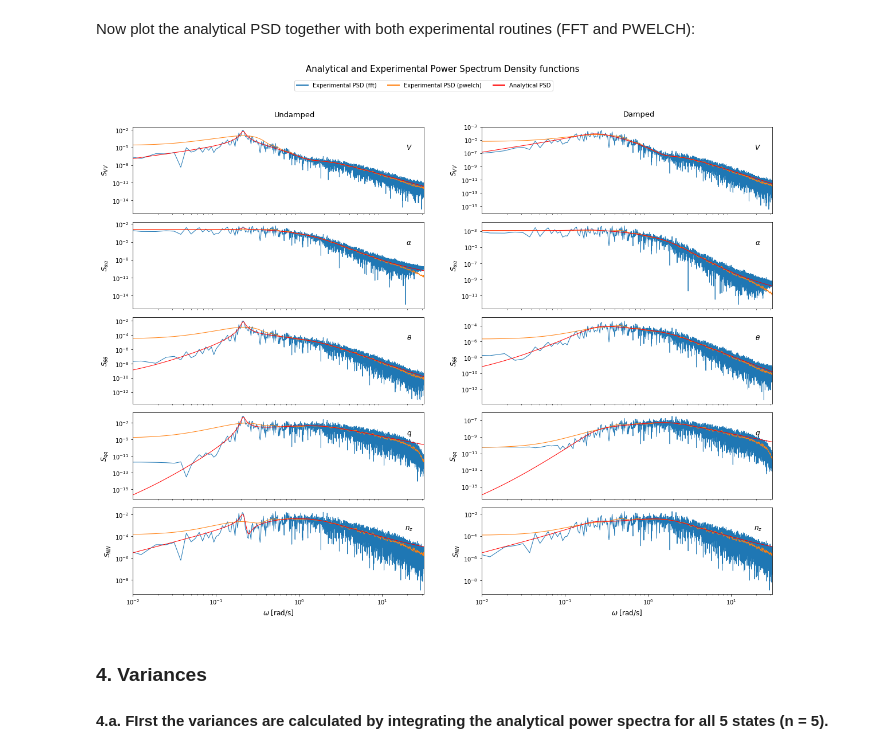
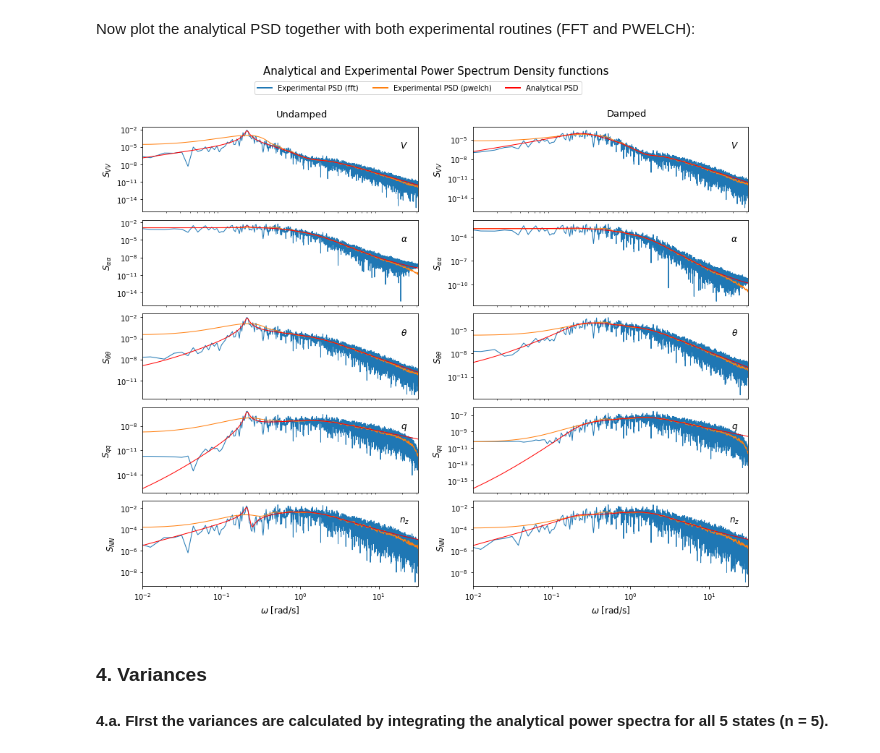
Before and after one commit to jknobbout/stochastic_practical, a Jupyter notebook: Code Notebook.ipynb, the cells around one changed output. Drawn from its saved outputs; the diff is of its cells as text; code cells hidden in the pictures.

```diff
--- a/Code Notebook.ipynb
+++ b/Code Notebook.ipynb
@@ -373,30 +377,32 @@ create_aPSD_figures(w_aPSD, damped_aPSD_data, undamped_aPSD_data, fig_width,
 # Set sampling settings, these will also be used for the pwelch routine later on
 
 fs = 1./dt
-w_ePSD = 2*np.pi*fs*np.arange(0,(float(M)/2.))/float(M)
+w_ePSD = 2*np.pi*fs*np.arange(0,(float(N)/2.))/float(N)
 
 # Recreate the time series, but this time skip the conversion to SI units
 # The same seed is initialised to ensure that the input array stays the same as before
 np.random.seed(20)
 
 # Create an input array:
-input_delta_e = np.zeros((1,M))
-input_w1 = np.zeros((1,M))
-input_w3 = np.random.randn(1,M)/np.sqrt(dt)
+input_delta_e = np.zeros((1,N))
+input_w1 = np.zeros((1,N))
+input_w3 = np.random.randn(1,N)/np.sqrt(dt)
 
 input_array = np.transpose(np.vstack((input_delta_e, input_w1, input_w3)))
 
 y_undamped, dummy1, dummy2 = cont.lsim(undamped_sys, input_array, t)
 y_damped, dummy1, dummy2 = cont.lsim(damped_sys, input_array, t)
 
+### These collections are for later when calculating variances with np.var()
 time_data_undamped = [y_undamped[:,0],y_undamped[:,1],y_undamped[:,2],y_undamped[:,3],y_undamped[:,7]]
 time_data_damped = [y_damped[:,0],y_damped[:,1],y_damped[:,2],y_damped[:,3],y_damped[:,7]]
+###
 
 # Now create the experimental PSDs using the fft routine from numpy.fft
 def create_ePSD(var):
     var_f = dt*np.fft.fft(var)
     S_var = (1./T)*(var_f*np.conj(var_f))
-    return S_var[0:M/2]
+    return S_var[0:N/2]
 
 ePSD_V_undamped = create_ePSD(y_undamped[:,0])
 ePSD_alpha_undamped = create_ePSD(y_undamped[:,1])
@@ -418,15 +424,19 @@ damped_ePSD_data = [ePSD_V_damped, ePSD_alpha_damped, ePSD_theta_damped,
 # %% [markdown]
 These experimental PSDs will be plotted against the analytical PSDs at a later time to also include the 'pwelch' experimental graphs, in an effort to save on space. The pwelch routine is performed below.
 # %%
+# Set window size not too large, or noise will remain, but not too small, or resonance peaks are not
+# accurately presented
 win = hanning(500, True)
+
+# Set overlap at 50% (too high and the noise again remains)
 noverlap = 250
 
 def pwelch(data):
     f, pPSD = welch(data, fs=fs,nfft=int(N),noverlap=noverlap,
                     return_onesided=True, detrend=False, window=win)
-    f = f[0:(int(M)/2)+1]
+    f = f[0:(int(N)/2)+1]
     pPSD = pPSD/2.
-    pPSD = pPSD[0:(int(M)/2)+1]
+    pPSD = pPSD[0:(int(N)/2)+1]
 
     return f, pPSD
 
@@ -450,21 +460,21 @@ Now plot the analytical PSD together with both experimental routines (FFT and PW
 # %%
 from figures import create_ePSD_figures
 
 # General graph settings
-fig_width = 20
-fig_height = 15
+fig_width = 15
+fig_height = 11.69
 line_width = 1
 label_fontsize = 12
 subplot_vspace = 0.1
 
 w_pPSD = 2*np.pi*f
 
 create_ePSD_figures(w_aPSD, w_ePSD, w_pPSD, damped_aPSD_data,
                     undamped_aPSD_data, damped_ePSD_data, undamped_ePSD_data,
                     damped_pPSD_data, undamped_pPSD_data, fig_width,
                     fig_height, line_width, label_fontsize, subplot_vspace)
 # %% [output]
-[figure, old version]
+[figure, new version]
 # %% [markdown]
 ### 4. Variances
 #### 4.a. FIrst the variances are calculated by integrating the analytical power spectra for all 5 states (n = 5).
```
Also changed, not shown: parts of 13 cells of this notebook.
